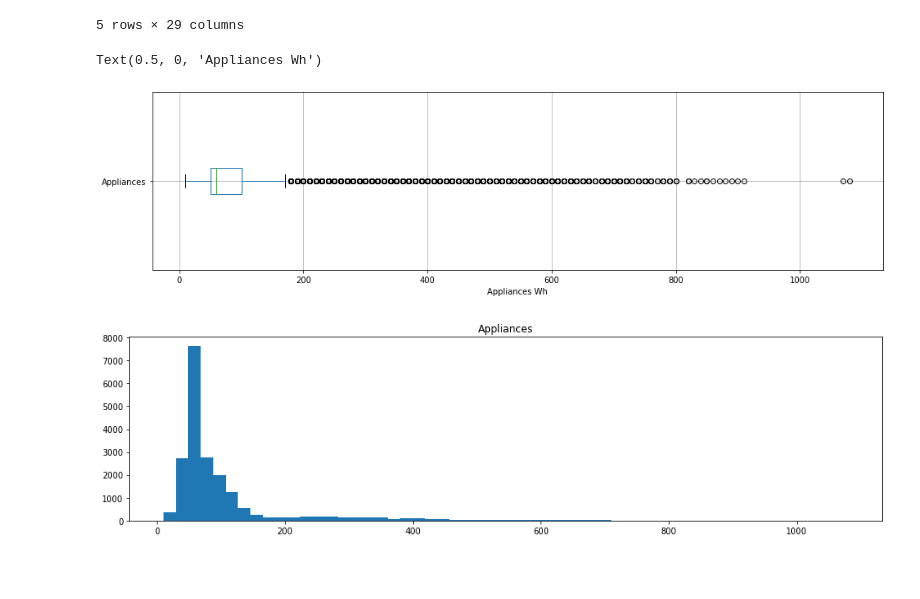
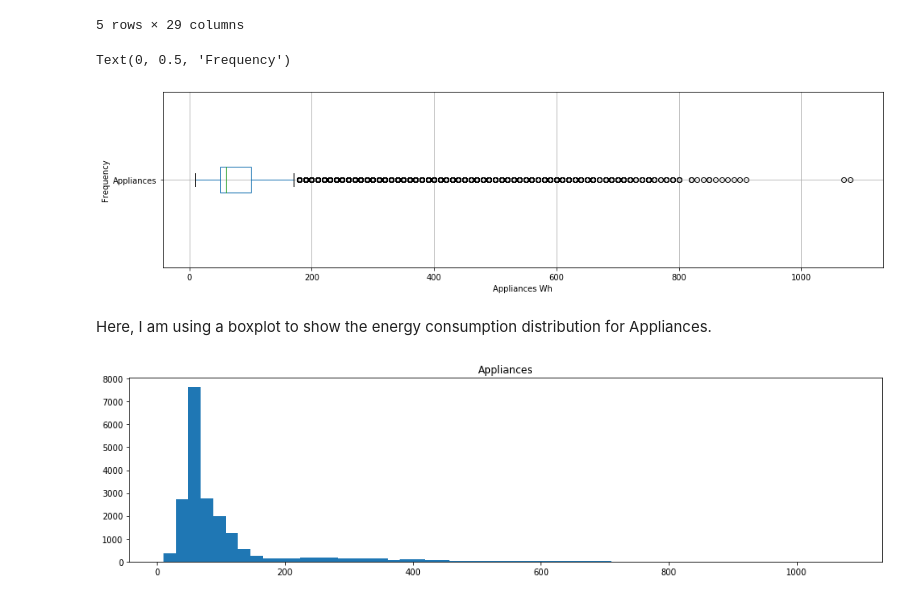
Before and after one commit to JaredK247/Appliances-energy-prediction-data, a Jupyter notebook: Portfolio2.ipynb, the cells around one changed output. Drawn from its saved outputs; the diff is of its cells as text; code cells hidden in the pictures; blank space fills up the shorter version.

```diff
--- a/Portfolio2.ipynb
+++ b/Portfolio2.ipynb
@@ -25,9 +25,12 @@ data.head()
 # %%
 ax = data.boxplot(column=['Appliances'], vert=False, figsize =(16,4))
 ax.set_xlabel("Appliances Wh")
+ax.set_ylabel("Frequency")
 # %% [output]
-Text(0.5, 0, 'Appliances Wh')
+Text(0, 0.5, 'Frequency')
-[figure, old version]
+[figure, new version]
+# %% [markdown]
+Here, I am using a boxplot to show the energy consumption distribution for Appliances.
 # %%
 ax = data.hist(column=['Appliances'], grid=False,figsize = (16,4), bins=55)
 # %% [output]
```
Also changed, not shown: parts of 5 cells of this notebook.
